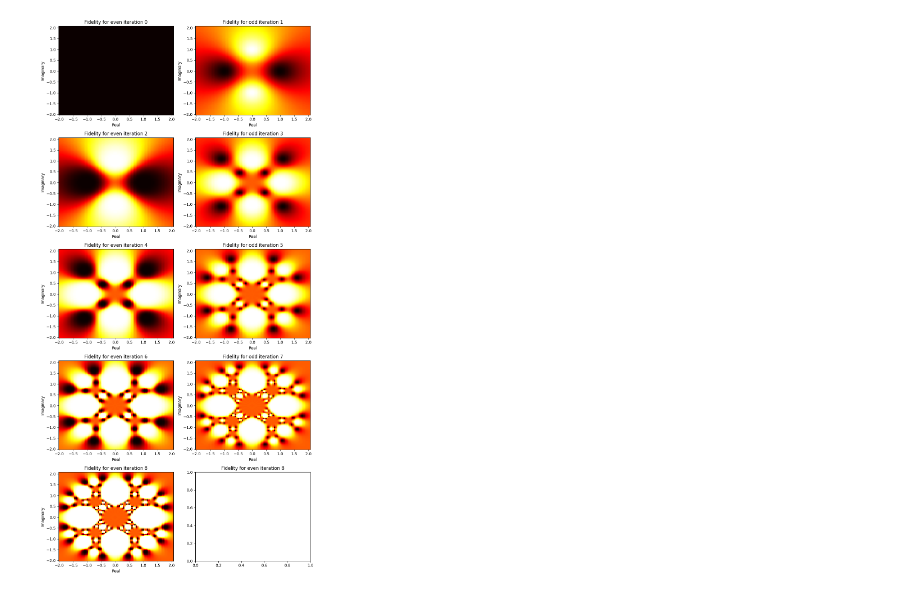
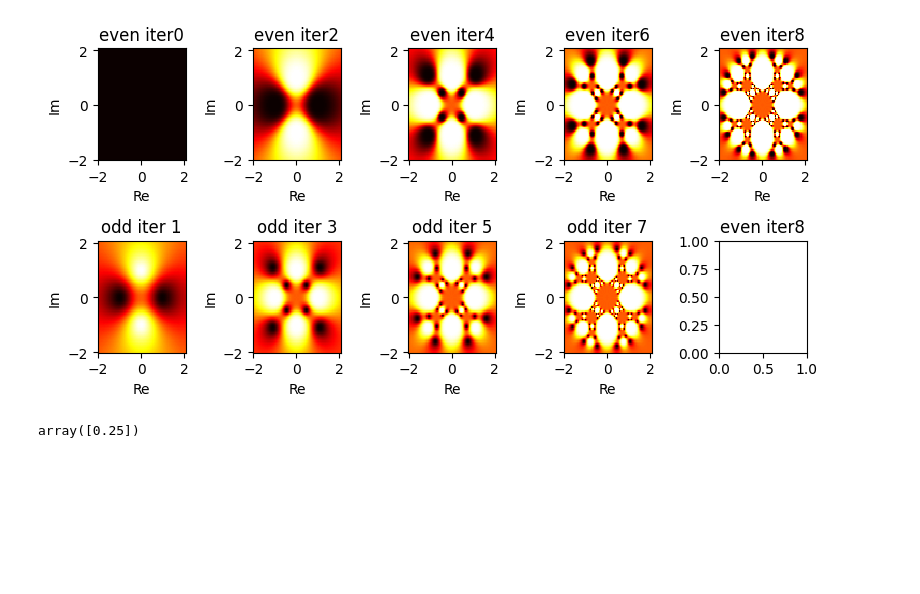
Before and after one commit to Aron9605/Wigner-Internship, a Jupyter notebook: simulation.ipynb, the cells around one changed output. Drawn from its saved outputs; the diff is of its cells as text; code cells hidden in the pictures; blank space fills up the shorter version.

```diff
--- a/simulation.ipynb
+++ b/simulation.ipynb
@@ -15,7 +15,7 @@ swap= np.array([[1,0,0,0],
 
 identity = np.identity(2)
 # %%
-fig, axs = plt.subplots(5, 2,figsize=(10, 20))
+fig, axs = plt.subplots(2, 5,figsize=(8, 4))
 
 #initializing the state
 for c in np.arange(9):
@@ -39,7 +39,10 @@ for c in np.arange(9):
 
 
             psi_1=(psi_complex.reshape(4,))/np.linalg.norm(psi_complex)
+
             psi_2=psi_1
+
+
 
 
             for i in np.arange(c):
@@ -101,41 +104,90 @@ for c in np.arange(9):
 
 
 
     y = np.arange(-2, 2.1, 0.05)
     x = np.arange(-2, 2.1, 0.05)
     X, Y = np.meshgrid(x, y)
 
     if c%2==0:
         F_even = np.array(f_even).reshape(len(y), len(x))
 
 
-        axs[c//2, 0].pcolormesh(X, Y, np.abs(F_even), cmap='hot', shading='auto', vmin=0, vmax=1)
-        axs[c//2, 0].set_title(f'Fidelity for even iteration {c}')
+        axs[0,c//2].pcolormesh(X, Y, np.abs(F_even), cmap='hot', shading='auto', vmin=0, vmax=1)
+        axs[0,c//2].set_title(f'even iter{c}')
 
 
-        axs[c//2, 0].set_xlabel('Real')  # Set x-axis label for subplot in the first column
-        axs[c//2, 0].set_ylabel('Imaginary')  # Set y-axis label for subplot in the first column
+        axs[0,c//2].set_xlabel('Re')  # Set x-axis label for subplot in the first column
+        axs[0,c//2].set_ylabel('Im')  # Set y-axis label for subplot in the first column
 
-        plt.title(f'Fidelity for even iteration {c}')
+        plt.title(f'even iter{c}')
 
 
 
 
     else:
         F_odd = np.array(f_odd).reshape(len(y), len(x))
 
         # Plot for odd iterations in the second column
 
-        axs[c//2, 1].pcolormesh(X, Y, np.abs(F_odd), cmap='hot', shading='auto', vmin=0, vmax=1)
-        axs[c//2, 1].set_title(f'Fidelity for odd iteration {c}')
-        axs[c//2, 1].set_xlabel('Real')  # Set x-axis label for subplot in the second column
-        axs[c//2, 1].set_ylabel('Imaginary')  # Set y-axis label for subplot in the second column
+        axs[1,c//2].pcolormesh(X, Y, np.abs(F_odd), cmap='hot', shading='auto', vmin=0, vmax=1)
+        axs[1,c//2].set_title(f'odd iter {c}')
+        axs[1,c//2].set_xlabel('Re')  # Set x-axis label for subplot in the second column
+        axs[1,c//2].set_ylabel('Im')  # Set y-axis label for subplot in the second column
 
-        plt.title(f'Fidelity for odd iteration {c}')
+        plt.title(f'odd iter {c}')
 
 
 
 plt.tight_layout()
 plt.show()
 # %% [output]
-[figure, old version]
+[figure, new version]
+# %%
+bell= (np.array([[1],[0],[0],[1]])/np.sqrt(2)).reshape(4,)
+
+den_1 = np.outer(bell,bell)
+den_2 = den_1
+den = np.kron(den_1,den_2)
+
+
+#performing swap operation
+swap_tensored =np.kron(identity,np.kron(swap,identity))
+swaped_state= np.matmul(swap_tensored,np.matmul(den,swap_tensored.conj().T))
+
+
+#cnot operation on swapped qubits
+cnot = np.kron(CNOT_matrix,CNOT_matrix)
+state_after_cnot = np.matmul(cnot,np.matmul(swaped_state,cnot.conj().T))
+
+#swapping the states back
+original_psi = np.matmul(swap_tensored,np.matmul(state_after_cnot,swap_tensored.conj().T))
+
+#hadamard operation
+tensored_hadamard = np.kron(hadamard,np.kron(hadamard,np.identity(4)))
+final_state_after_hadamard =np.matmul(tensored_hadamard,np.matmul(original_psi,tensored_hadamard.conj().T))
+
+
+#measurement
+projector=np.array([[1,0],[0,0]])
+projector_tensored = np.kron(np.identity(4),np.kron(projector,projector))
+
+measured = np.dot(projector_tensored,np.matmul(final_state_after_hadamard,projector_tensored.conj().T))
+
+
+#tracing out the measured copy
+first_copy_of_the_state = np.trace(measured.reshape(4,4,4,4),axis1=2,axis2=3)
+
+
+#creating bell state
+bell_state = (np.array([[1],[0],[0],[1]]) * (1/ np.sqrt(2))).reshape(4,)
+# preparation of density matrix of bell state and psi state by taking the outer product between the states
+density_matrix_bell = np.outer((bell_state),np.conjugate(bell_state))
+
+
+#calculation of fidelity
+x = np.matmul(np.conjugate(bell_state.reshape(1,4)),np.matmul(first_copy_of_the_state,bell_state))
+fidelity = x
+
+fidelity
+# %% [output]
+array([0.25])
```
